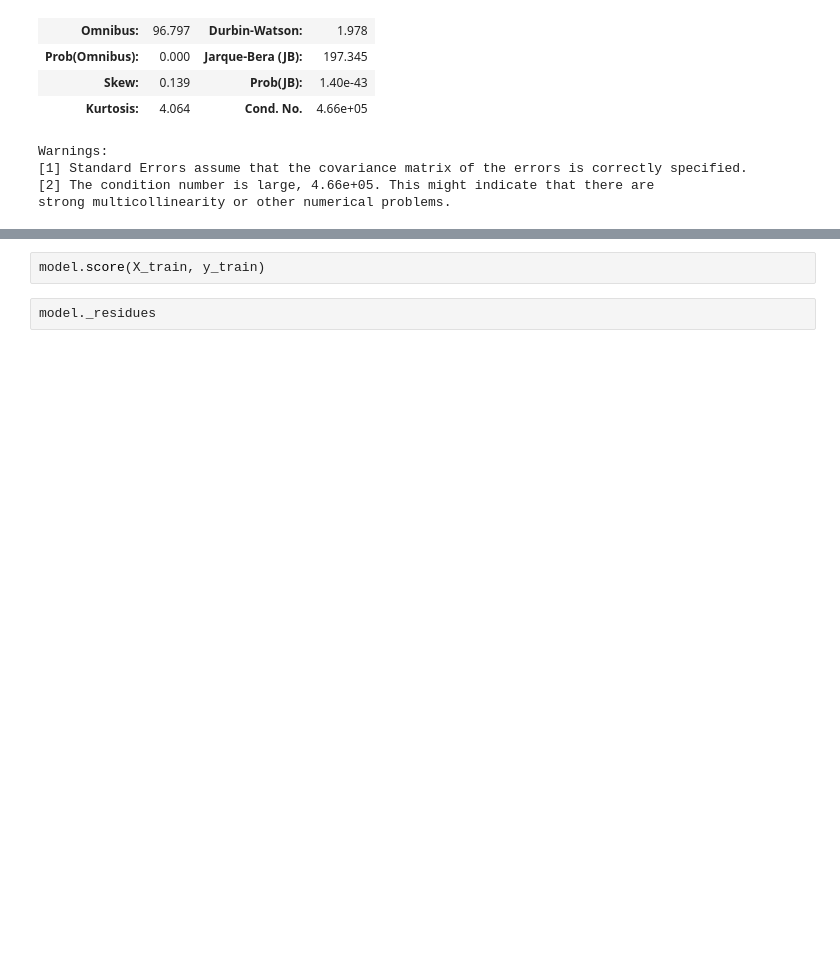
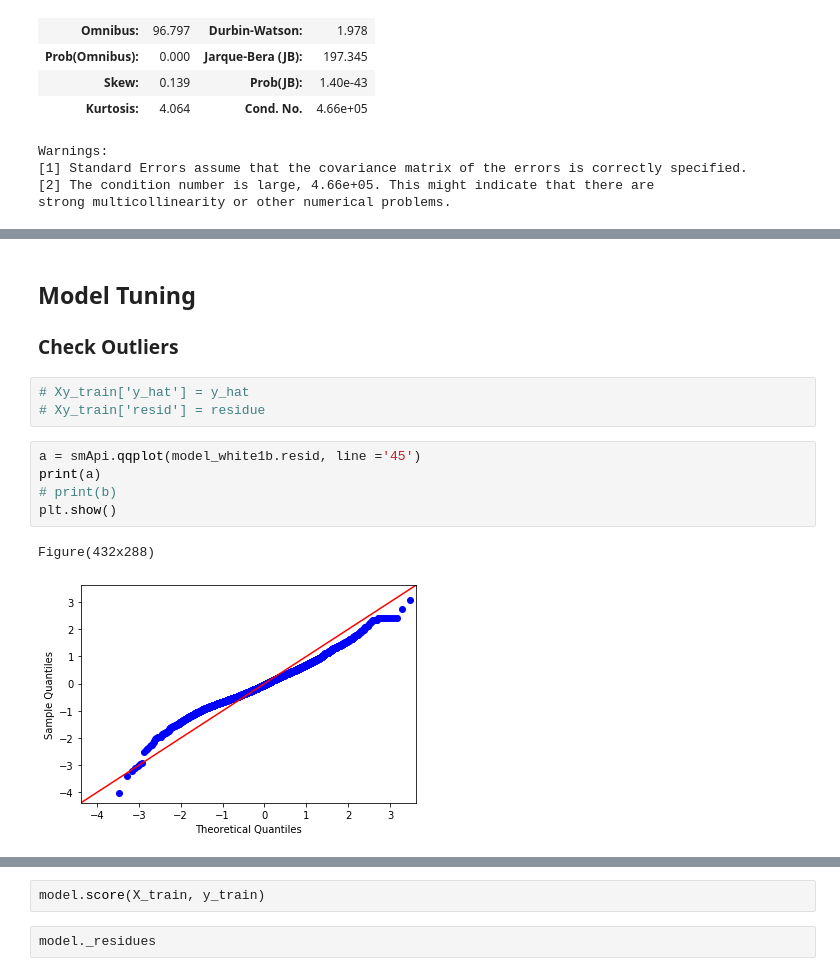
Before and after one commit to utomoreza/WhiteWineQuality_LR, a Jupyter notebook: main.ipynb, the cells around one changed output, grey strips where cells are left out. Drawn from its saved outputs; the diff is of its cells as text; blank space fills up the shorter version.

```diff
--- a/main.ipynb
+++ b/main.ipynb
@@ -374,0 +454,15 @@ strong multicollinearity or other numerical problems.
+# %% [markdown]
+## Model Tuning
+
+### Check Outliers
+# %%
+# Xy_train['y_hat'] = y_hat
+# Xy_train['resid'] = residue
+# %%
+a = smApi.qqplot(model_white1b.resid, line ='45')
+print(a)
+# print(b)
+plt.show()
+# %% [output]
+Figure(432x288)
+[figure, added]
```
Also changed, not shown: parts of 25 cells of this notebook.
